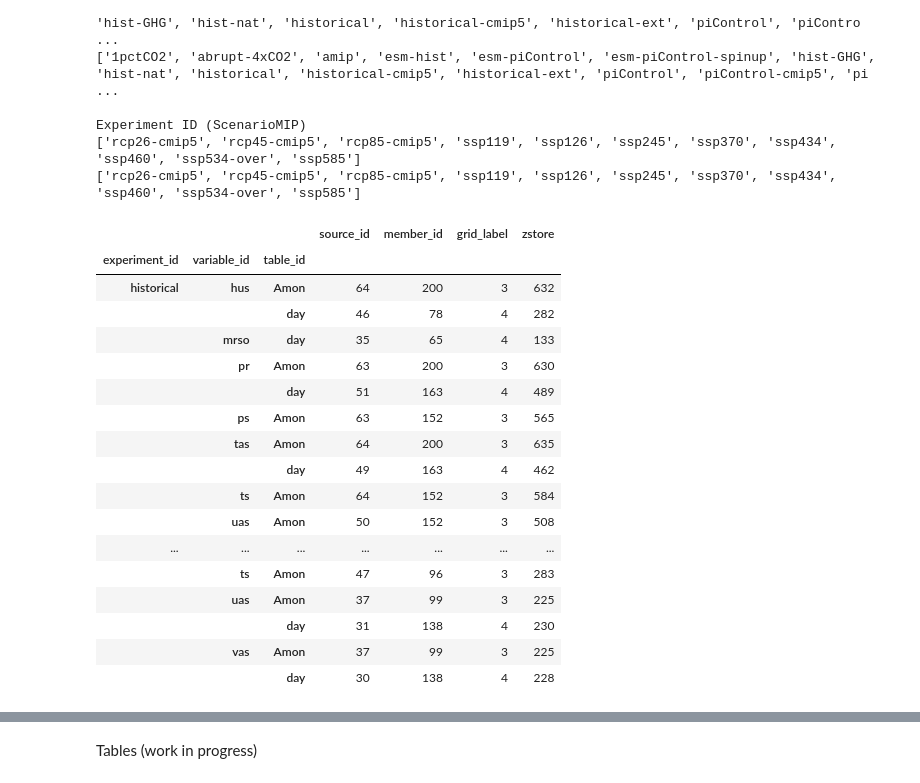
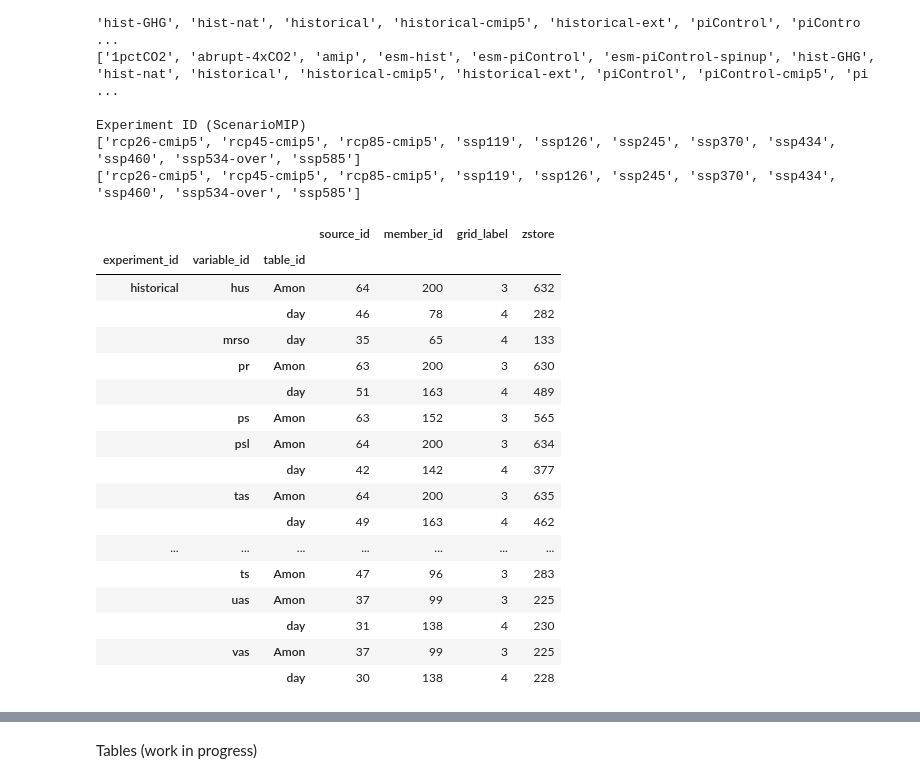
Before and after one commit to sungdukyu/ai_climate_fingerprint, a Jupyter notebook: CMIP_Data_Summary.ipynb, the cells around one changed output, grey strips where cells are left out. Saved outputs shown, nothing was run; the diff lists cells and outputs as text; code cells hidden in the pictures.

```diff
--- a/CMIP_Data_Summary.ipynb
+++ b/CMIP_Data_Summary.ipynb
@@ -66,32 +68,32 @@ Experiment ID (ScenarioMIP)
 ['rcp26-cmip5', 'rcp45-cmip5', 'rcp85-cmip5', 'ssp119', 'ssp126', 'ssp245', 'ssp370', 'ssp434', 'ssp460', 'ssp534-over', 'ssp585']
 # %%
 a = cmip_aws[cmip_aws['activity_id'].isin(['CMIP', 'ScenarioMIP'])]                    # filter activity_id
-a = a[a['variable_id'].isin(['tas', 'ts', 'pr', 'hus', 'mrso', 'uas', 'vas', 'ps'])]   # filter variable_id
+a = a[a['variable_id'].isin(['tas', 'ts', 'pr', 'hus', 'mrso', 'uas', 'vas', 'ps', 'psl'])]   # filter variable_id
 a = a[a['table_id'].isin(['Amon', 'day'])]   # filter variable_id
-a = a[a['experiment_id'].isin(['historical', 'ssp126', 'ssp245', 'ssp370', 'ssp585'])] # filter experiment id
+a = a[a['experiment_id'].isin(['historical', 'ssp126', 'ssp245' , 'ssp370', 'ssp585'])] # filter experiment id
 a = a.drop(['activity_id', 'institution_id', 'dcpp_init_year', 'version'], axis=1)
 a = a.groupby(['experiment_id', 'variable_id', 'table_id']).nunique()
 a
 
 # NOTE
 # - source_id is model name
 # - ztore shows the total avaialable individual files.
 # - historical: 1850 to 2014
 # - SSP: 2015 to 2010
 # - hus: specific humidity, mrso: soil moisture, pr: precip, ps: surface P, tas: surface air T, ts: skin T, {u,v}as: wind speed
 # %% [output]
 |  |  |  | source_id | member_id | grid_label | zstore |
 | experiment_id | variable_id | table_id |  |  |  |  |
 | historical | hus | Amon | 64 | 200 | 3 | 632 |
 |  |  | day | 46 | 78 | 4 | 282 |
 |  | mrso | day | 35 | 65 | 4 | 133 |
 |  | pr | Amon | 63 | 200 | 3 | 630 |
 |  |  | day | 51 | 163 | 4 | 489 |
 |  | ps | Amon | 63 | 152 | 3 | 565 |
+|  | psl | Amon | 64 | 200 | 3 | 634 |
+|  |  | day | 42 | 142 | 4 | 377 |
 |  | tas | Amon | 64 | 200 | 3 | 635 |
 |  |  | day | 49 | 163 | 4 | 462 |
-|  | ts | Amon | 64 | 152 | 3 | 584 |
-|  | uas | Amon | 50 | 152 | 3 | 508 |
 | ... | ... | ... | ... | ... | ... | ... |
 |  | ts | Amon | 47 | 96 | 3 | 283 |
 |  | uas | Amon | 37 | 99 | 3 | 225 |
```
Also changed, not shown: parts of 4 cells of this notebook.
